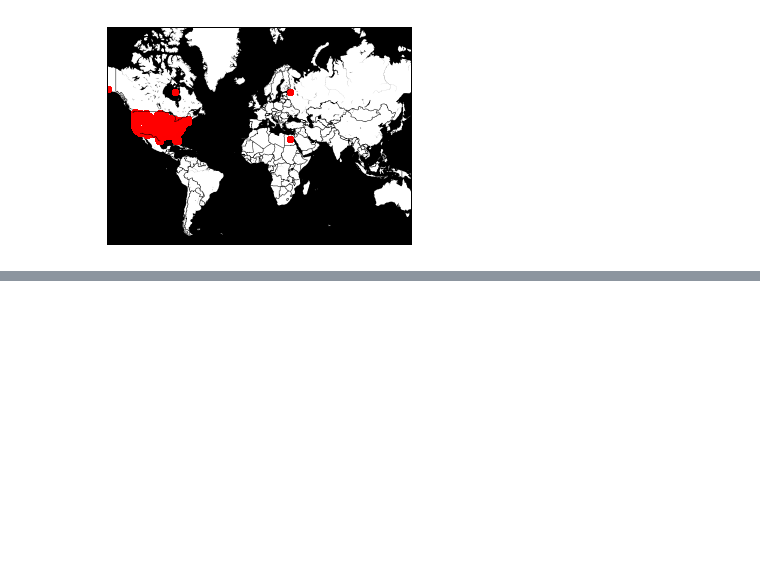
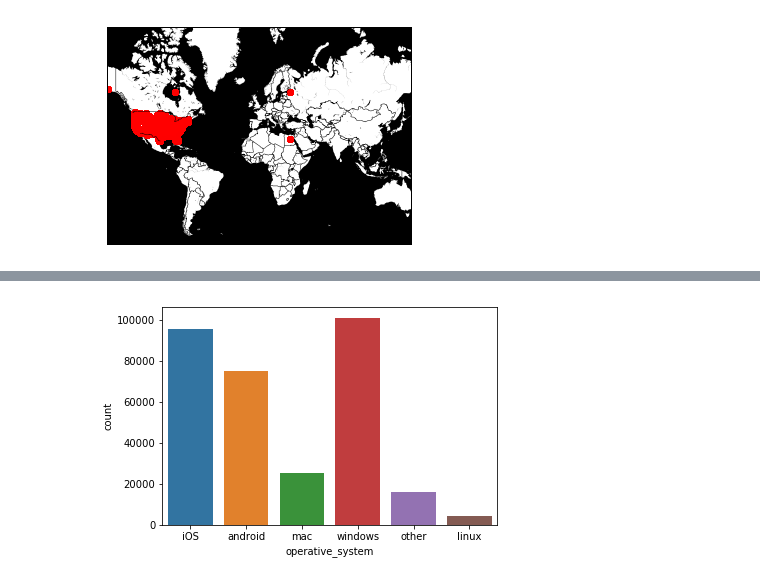
Before and after one commit to rebeccak1/pricing-test, a Jupyter notebook: pricing-test.ipynb, the cells around one changed output, grey strips where cells are left out. Cells and saved outputs as stored; diff of their text form; code cells hidden in the pictures; blank space fills up the shorter version.

```diff
--- a/pricing-test.ipynb
+++ b/pricing-test.ipynb
@@ -85,0 +112,5 @@ Query: https://maps.google.com/maps/api/geocode/json?latlng=42.890000%2C-78.8600
+# %%
+sns.countplot(data=df,x='operative_system')
+plt.show()
+# %% [output]
+[figure, added]
```
Also changed, not shown: parts of 30 cells of this notebook.
